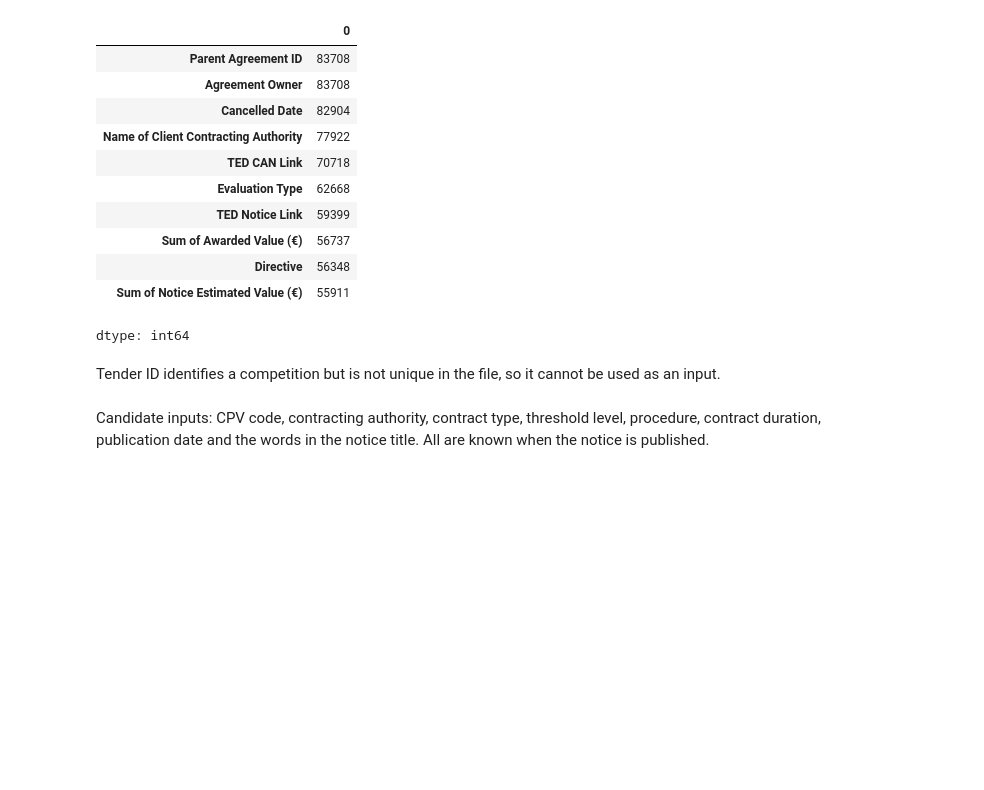
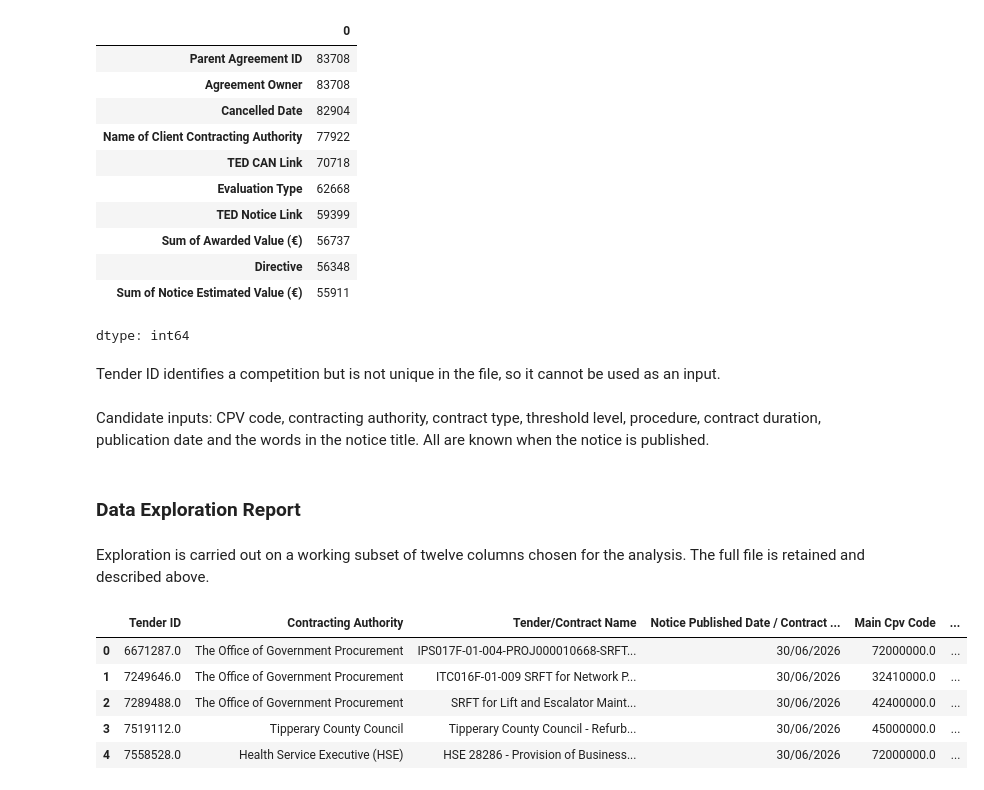
Before and after one commit to KaterynaKon/irish-tender-value, a Jupyter notebook: public_tender_value.ipynb, the cells around one changed output. Cells and saved outputs as stored; diff of their text form; code cells hidden in the pictures; blank space fills up the shorter version.

Commit message:
Data Description Report

```diff
--- a/public_tender_value.ipynb
+++ b/public_tender_value.ipynb
@@ -134,3 +134,32 @@ dtype: int64
 Tender ID identifies a competition but is not unique in the file, so it cannot be used as an input.
 # %% [markdown]
 Candidate inputs: CPV code, contracting authority, contract type, threshold level, procedure, contract duration, publication date and the words in the notice title. All are known when the notice is published.
+# %% [markdown]
+### Data Exploration Report
+# %% [markdown]
+Exploration is carried out on a working subset of twelve columns chosen for the analysis. The full file is retained and described above.
+# %%
+keep = [
+    "Tender ID",
+    "Contracting Authority",
+    "Tender/Contract Name",
+    "Notice Published Date / Contract Created Date",
+    "Main Cpv Code",
+    "Contract Type",
+    "Threshold Level",
+    "Procedure",
+    "Sum of Notice Estimated Value (€)",
+    "Sum of Contract Duration (Months)",
+    "Award Published",
+    "Sum of Awarded Value (€)",
+]
+d = df[keep].copy()
+d.shape
+d.head()
+# %% [output]
+|  | Tender ID | Contracting Authority | Tender/Contract Name | Notice Published Date / Contract ... | Main Cpv Code | ... |
+| 0 | 6671287.0 | The Office of Government Procurement | IPS017F-01-004-PROJ000010668-SRFT... | 30/06/2026 | 72000000.0 | ... |
+| 1 | 7249646.0 | The Office of Government Procurement | ITC016F-01-009 SRFT for Network P... | 30/06/2026 | 32410000.0 | ... |
+| 2 | 7289488.0 | The Office of Government Procurement | SRFT for Lift and Escalator Maint... | 30/06/2026 | 42400000.0 | ... |
+| 3 | 7519112.0 | Tipperary County Council | Tipperary County Council - Refurb... | 30/06/2026 | 45000000.0 | ... |
+| 4 | 7558528.0 | Health Service Executive (HSE) | HSE 28286 - Provision of Business... | 30/06/2026 | 72000000.0 | ... |
```
Also changed, not shown: parts of 2 cells of this notebook.
